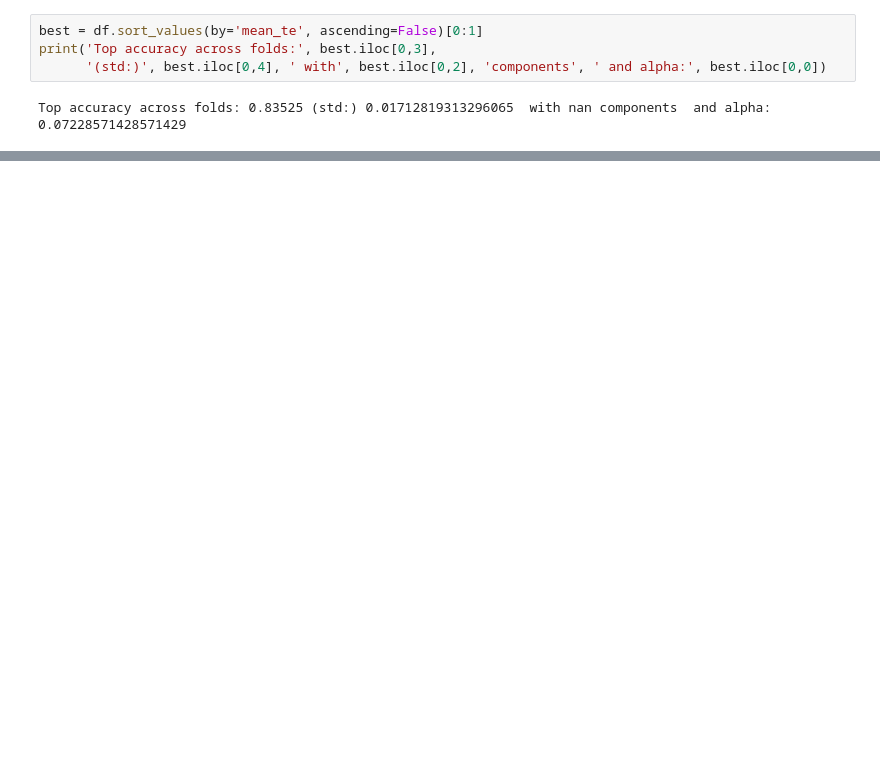
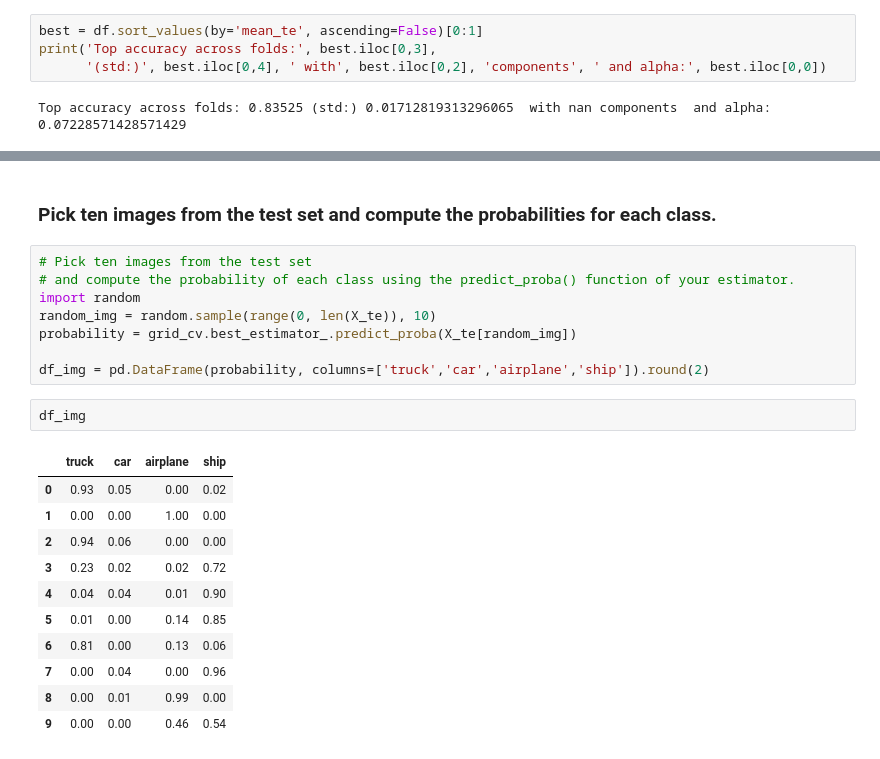
Before and after one commit to petrum01/exts-aml3, a Jupyter notebook: Logistic regressions.ipynb, the cells around one changed output, grey strips where cells are left out. Cells and saved outputs as stored; diff of their text form; blank space fills up the shorter version.

```diff
--- a/Logistic regressions.ipynb
+++ b/Logistic regressions.ipynb
@@ -200,0 +195,24 @@ Linear SVM accuracy on the test set: 0.840
+# %% [markdown]
+### Pick ten images from the test set and compute the probabilities for each class.
+# %%
+# Pick ten images from the test set
+# and compute the probability of each class using the predict_proba() function of your estimator.
+import random
+random_img = random.sample(range(0, len(X_te)), 10)
+probability = grid_cv.best_estimator_.predict_proba(X_te[random_img])
+
+df_img = pd.DataFrame(probability, columns=['truck','car','airplane','ship']).round(2)
+# %%
+df_img
+# %% [output]
+|  | truck | car | airplane | ship |
+| 0 | 0.93 | 0.05 | 0.00 | 0.02 |
+| 1 | 0.00 | 0.00 | 1.00 | 0.00 |
+| 2 | 0.94 | 0.06 | 0.00 | 0.00 |
+| 3 | 0.23 | 0.02 | 0.02 | 0.72 |
+| 4 | 0.04 | 0.04 | 0.01 | 0.90 |
+| 5 | 0.01 | 0.00 | 0.14 | 0.85 |
+| 6 | 0.81 | 0.00 | 0.13 | 0.06 |
+| 7 | 0.00 | 0.04 | 0.00 | 0.96 |
+| 8 | 0.00 | 0.01 | 0.99 | 0.00 |
+| 9 | 0.00 | 0.00 | 0.46 | 0.54 |
```
Also changed, not shown: parts of 7 cells of this notebook.
